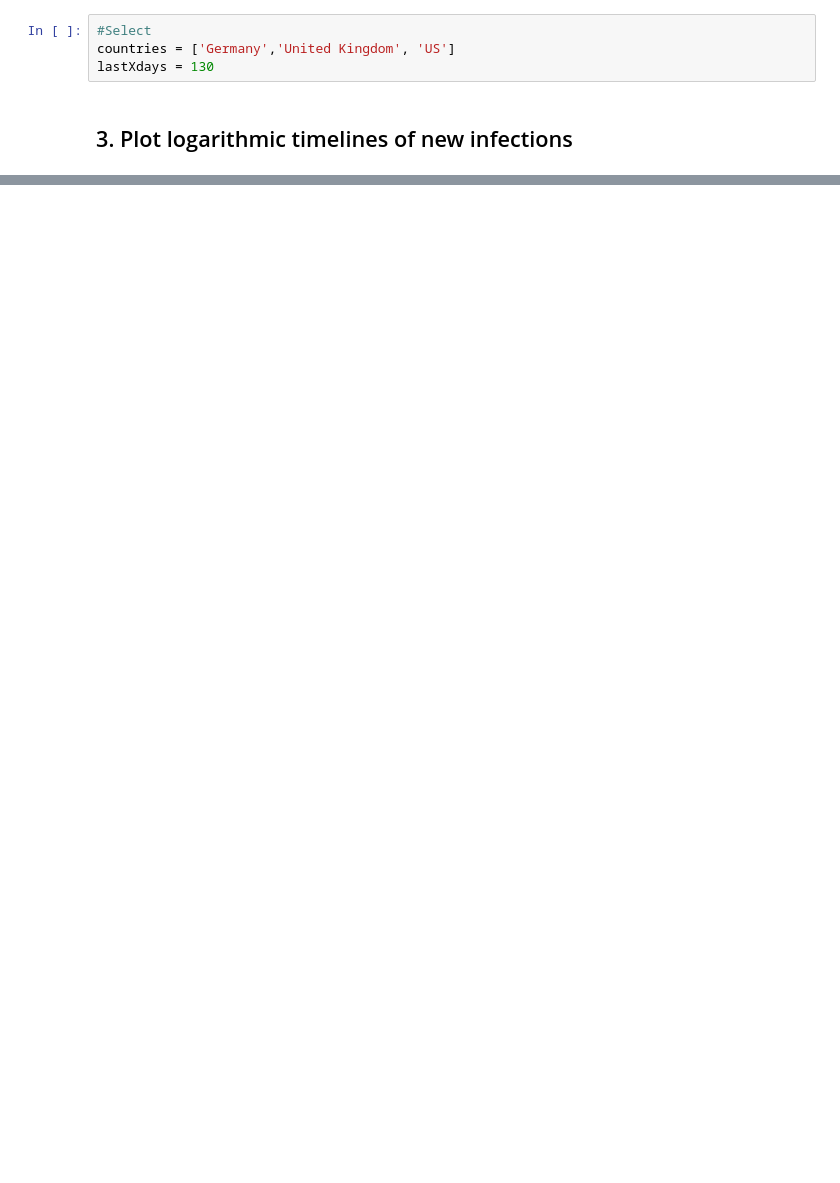
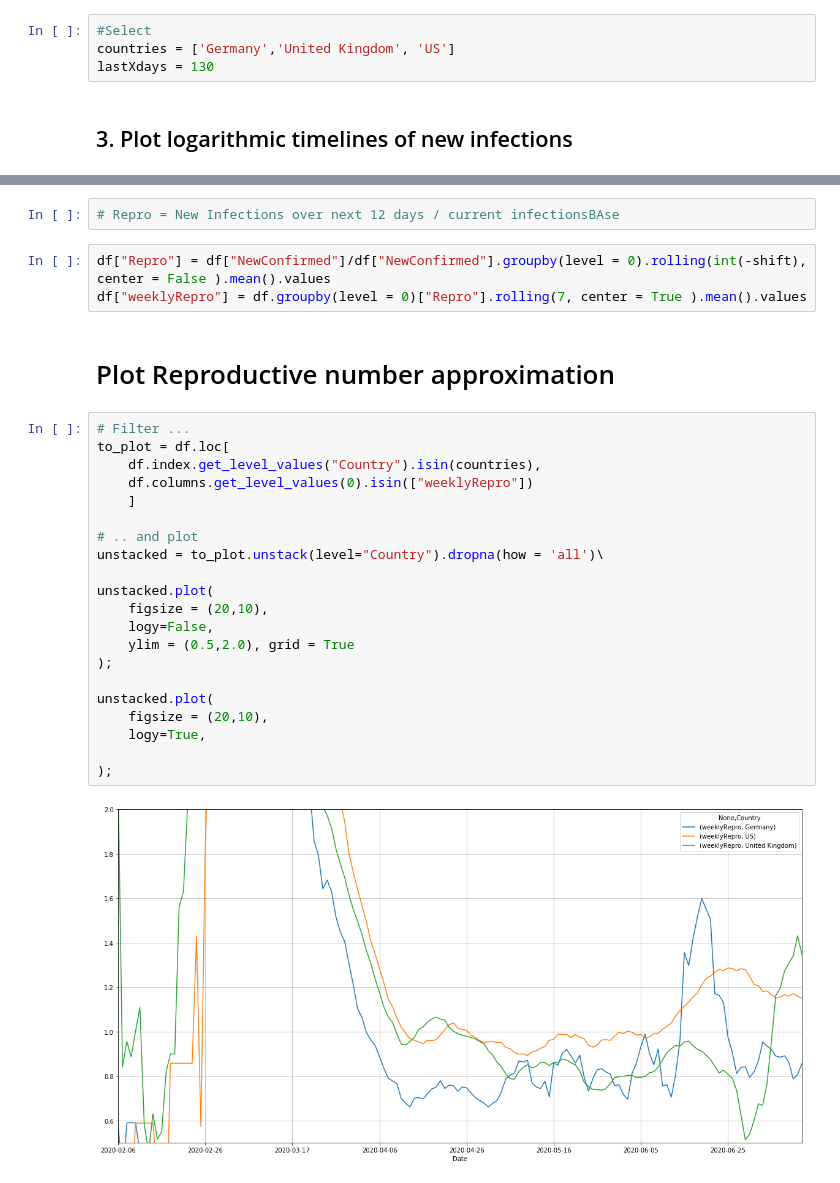
Before and after one commit to TriWitch/CoronaAnalysis, a Jupyter notebook: CoronaAnalysis.ipynb, the cells around one changed output, grey strips where cells are left out. Cells and saved outputs as stored; diff of their text form; blank space fills up the shorter version.

```diff
--- a/CoronaAnalysis.ipynb
+++ b/CoronaAnalysis.ipynb
@@ -87,0 +113,30 @@ to_plot.unstack(level=0).iloc[-lastXdays:].dropna(how = 'all')\
+# %%
+# Repro = New Infections over next 12 days / current infectionsBAse
+# %%
+df["Repro"] = df["NewConfirmed"]/df["NewConfirmed"].groupby(level = 0).rolling(int(-shift), center = False ).mean().values
+df["weeklyRepro"] = df.groupby(level = 0)["Repro"].rolling(7, center = True ).mean().values
+# %% [markdown]
+# Plot Reproductive number approximation
+# %%
+# Filter ...
+to_plot = df.loc[
+    df.index.get_level_values("Country").isin(countries),
+    df.columns.get_level_values(0).isin(["weeklyRepro"])
+    ]
+
+# .. and plot
+unstacked = to_plot.unstack(level="Country").dropna(how = 'all')\
+
+unstacked.plot(
+    figsize = (20,10),
+    logy=False,
+    ylim = (0.5,2.0), grid = True
+);
+
+unstacked.plot(
+    figsize = (20,10),
+    logy=True,
+
+);
+# %% [output]
+[figure, added]
```
Also changed, not shown: parts of 11 cells of this notebook, 1 other file.
